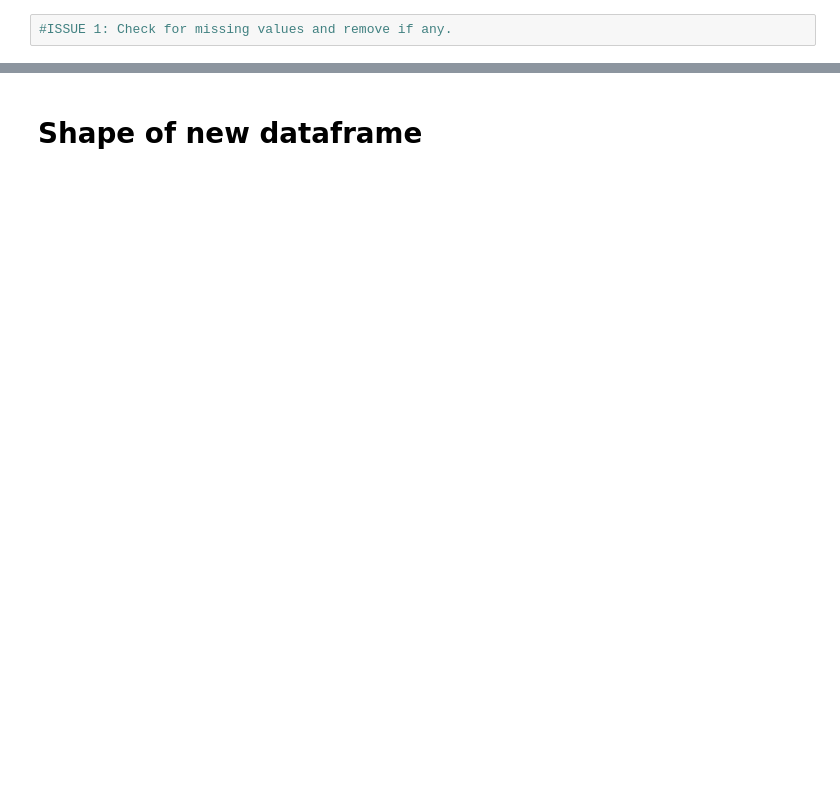
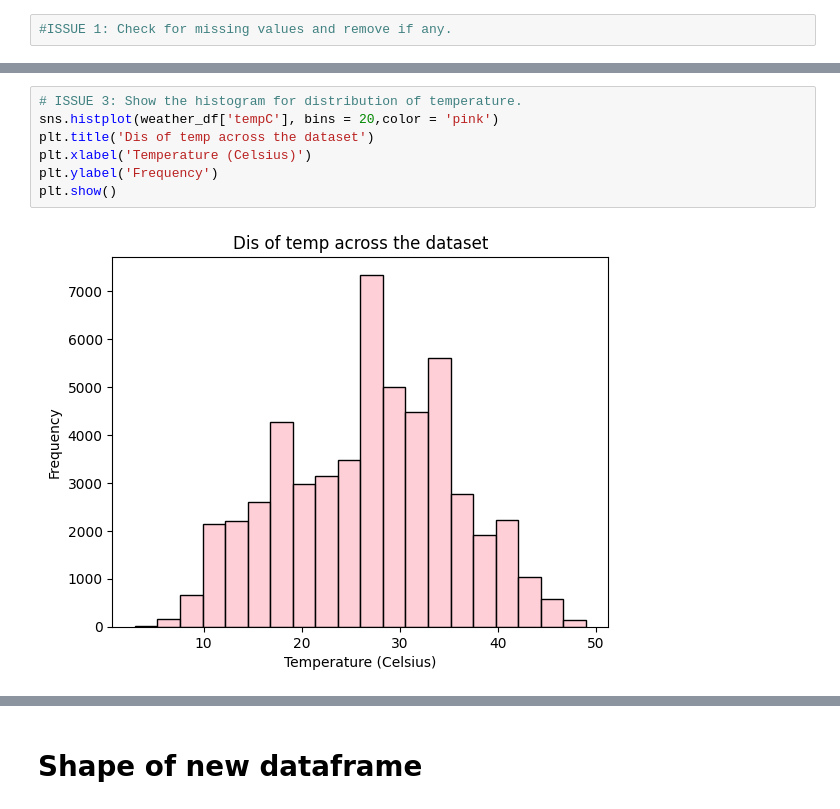
Before and after one commit to Khushboo-Verma2004/AI-ML-2, a Jupyter notebook: Weather Forecasting/Weather Forecast.ipynb, the cells around one changed output, grey strips where cells are left out. Drawn from its saved outputs; the diff is of its cells as text; blank space fills up the shorter version.

```diff
--- a/Weather Forecasting/Weather Forecast.ipynb
+++ b/Weather Forecasting/Weather Forecast.ipynb
@@ -69,3 +80,12 @@ weather_df.describe()
+# %%
+# ISSUE 3: Show the histogram for distribution of temperature.
+sns.histplot(weather_df['tempC'], bins = 20,color = 'pink')
+plt.title('Dis of temp across the dataset')
+plt.xlabel('Temperature (Celsius)')
+plt.ylabel('Frequency')
+plt.show()
+# %% [output]
+[figure, added]
 # %%
 # ISSUE 4: Show the trend of rainfall over time using a line plot.
 
```
Also changed, not shown: parts of 22 cells of this notebook.
